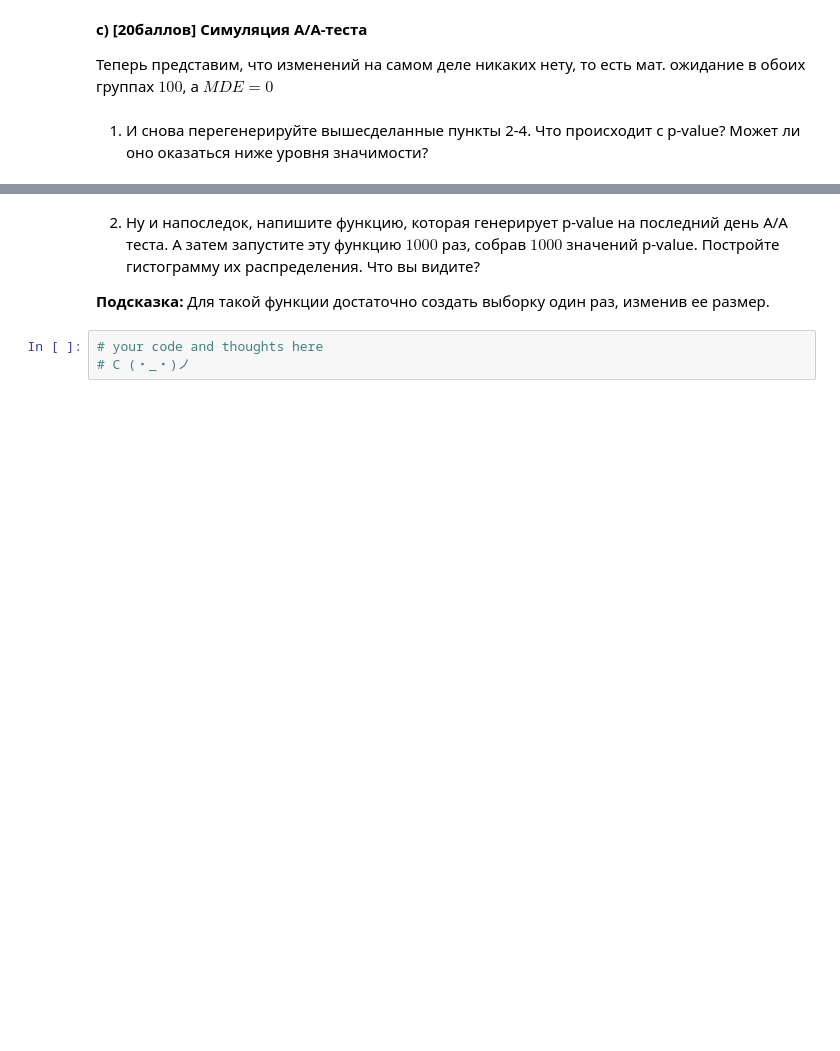
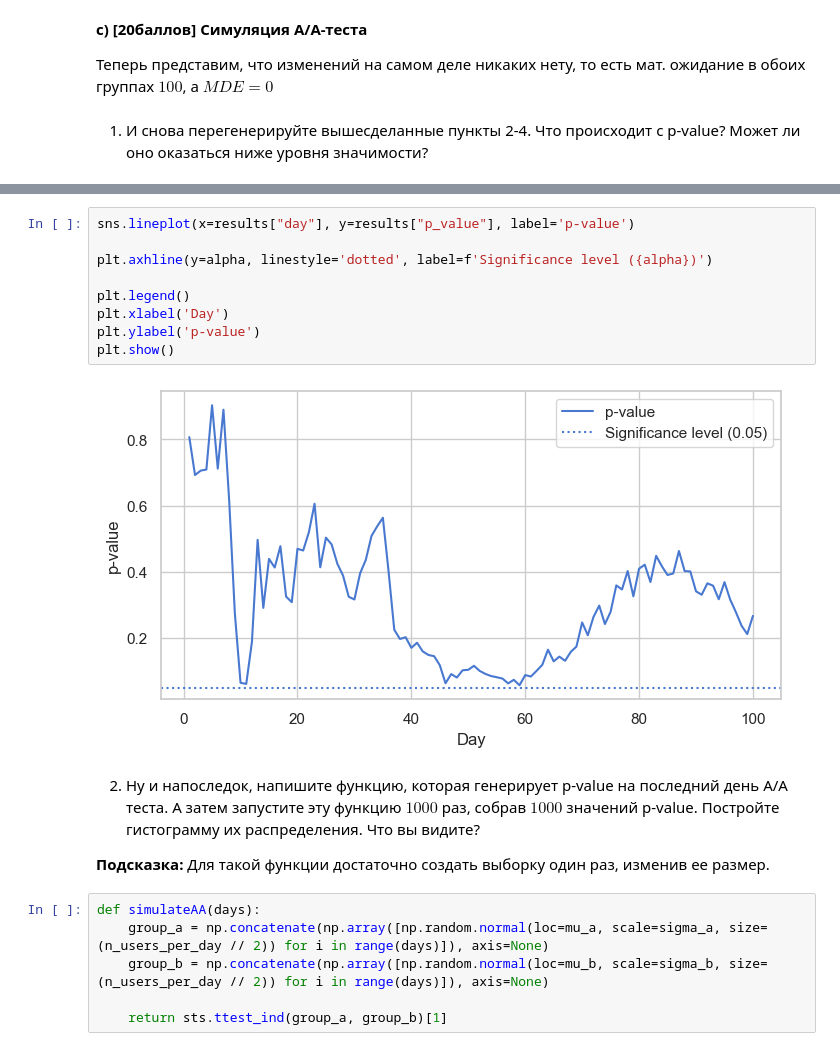
Before and after one commit to Kerblif/andan_2023-1, a Jupyter notebook: hw/hw04/hw04-red_or_blue.ipynb, the cells around one changed output, grey strips where cells are left out. Drawn from its saved outputs; the diff is of its cells as text; blank space fills up the shorter version.

```diff
--- a/hw/hw04/hw04-red_or_blue.ipynb
+++ b/hw/hw04/hw04-red_or_blue.ipynb
@@ -618,7 +657,21 @@ __с) [20баллов] Симуляция А/А-теста__
+# %%
+sns.lineplot(x=results["day"], y=results["p_value"], label='p-value')
+
+plt.axhline(y=alpha, linestyle='dotted', label=f'Significance level ({alpha})')
+
+plt.legend()
+plt.xlabel('Day')
+plt.ylabel('p-value')
+plt.show()
+# %% [output]
+[figure, added]
 # %% [markdown]
 2. Ну и напоследок, напишите функцию, которая генерирует p-value на последний день A/A теста. А затем запустите эту функцию $1000$ раз, собрав $1000$ значений p-value. Постройте гистограмму их распределения. Что вы видите?
 
 __Подсказка:__ Для такой функции достаточно создать выборку один раз, изменив ее размер.
 # %%
-# your code and thoughts here
-# C (・_・)ノ
+def simulateAA(days):
+    group_a = np.concatenate(np.array([np.random.normal(loc=mu_a, scale=sigma_a, size=(n_users_per_day // 2)) for i in range(days)]), axis=None)
+    group_b = np.concatenate(np.array([np.random.normal(loc=mu_b, scale=sigma_b, size=(n_users_per_day // 2)) for i in range(days)]), axis=None)
+
+    return sts.ttest_ind(group_a, group_b)[1]
```
Also changed, not shown: parts of 5 cells of this notebook.
